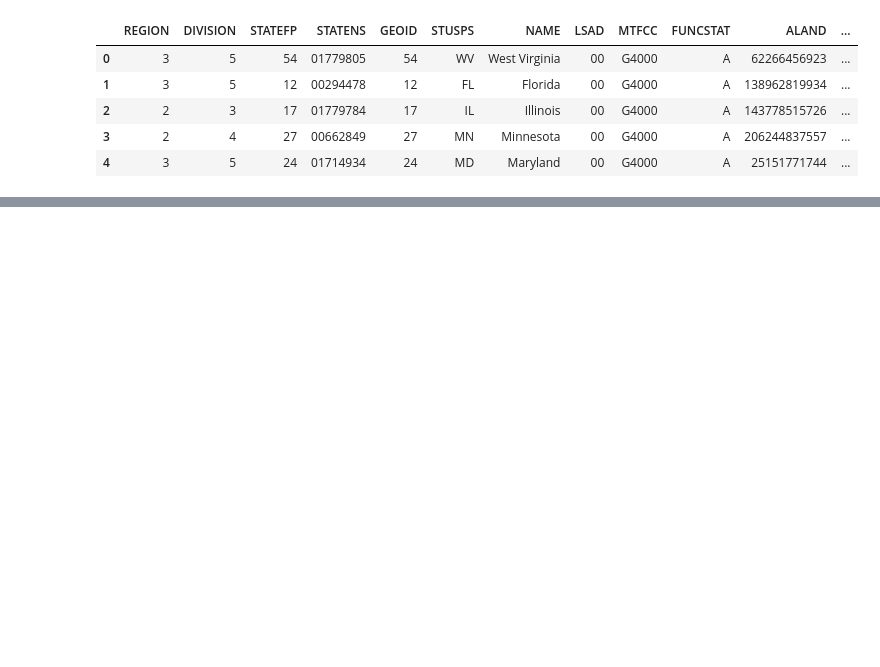
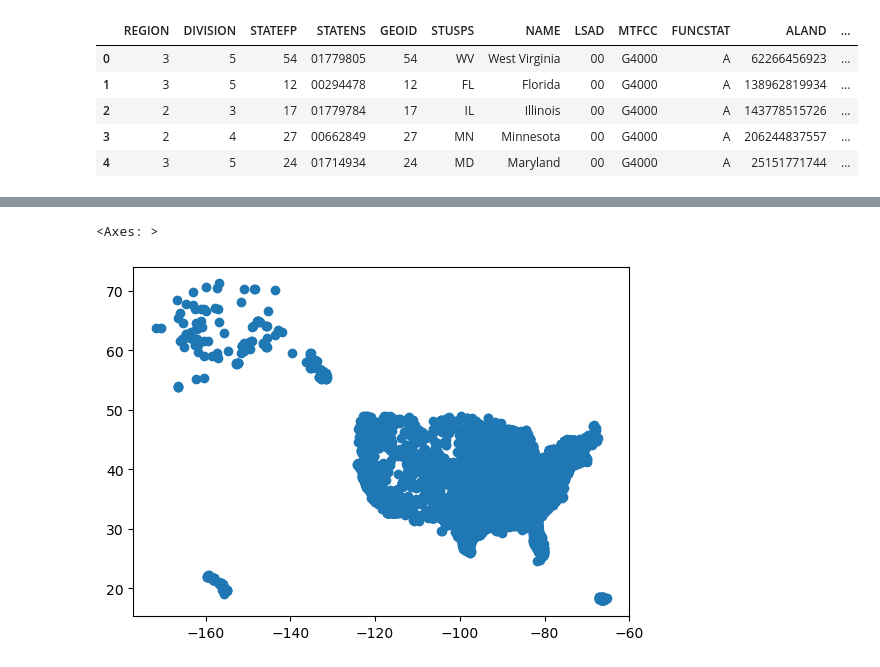
Before and after one commit to IIDonaji/EDS2020-2025-in-class, a Jupyter notebook: week5-code-streamlining.ipynb, the cells around one changed output, grey strips where cells are left out. Cells and saved outputs as stored; diff of their text form; code cells hidden in the pictures; blank space fills up the shorter version.

Commit message:
explored data.

```diff
--- a/week5-code-streamlining.ipynb
+++ b/week5-code-streamlining.ipynb
@@ -30,0 +64,10 @@ states.head()
+# %%
+# Create points from latitude and longitude
+points = gpd.points_from_xy(power_plants.longitude,
+                            power_plants.latitude)
+# %%
+# Create geodataframe
+power_plants = gpd.GeoDataFrame(power_plants,    # Data
+                                geometry=points, # Specify geometry column
+                                crs='EPSG:4269'  # Specify CRS
+                                )
@@ -30,0 +89,5 @@ states.head()
+# %%
+power_plants.plot()
+# %% [output]
+<Axes: >
+[figure, added]
```
Also changed, not shown: parts of 22 cells of this notebook.
